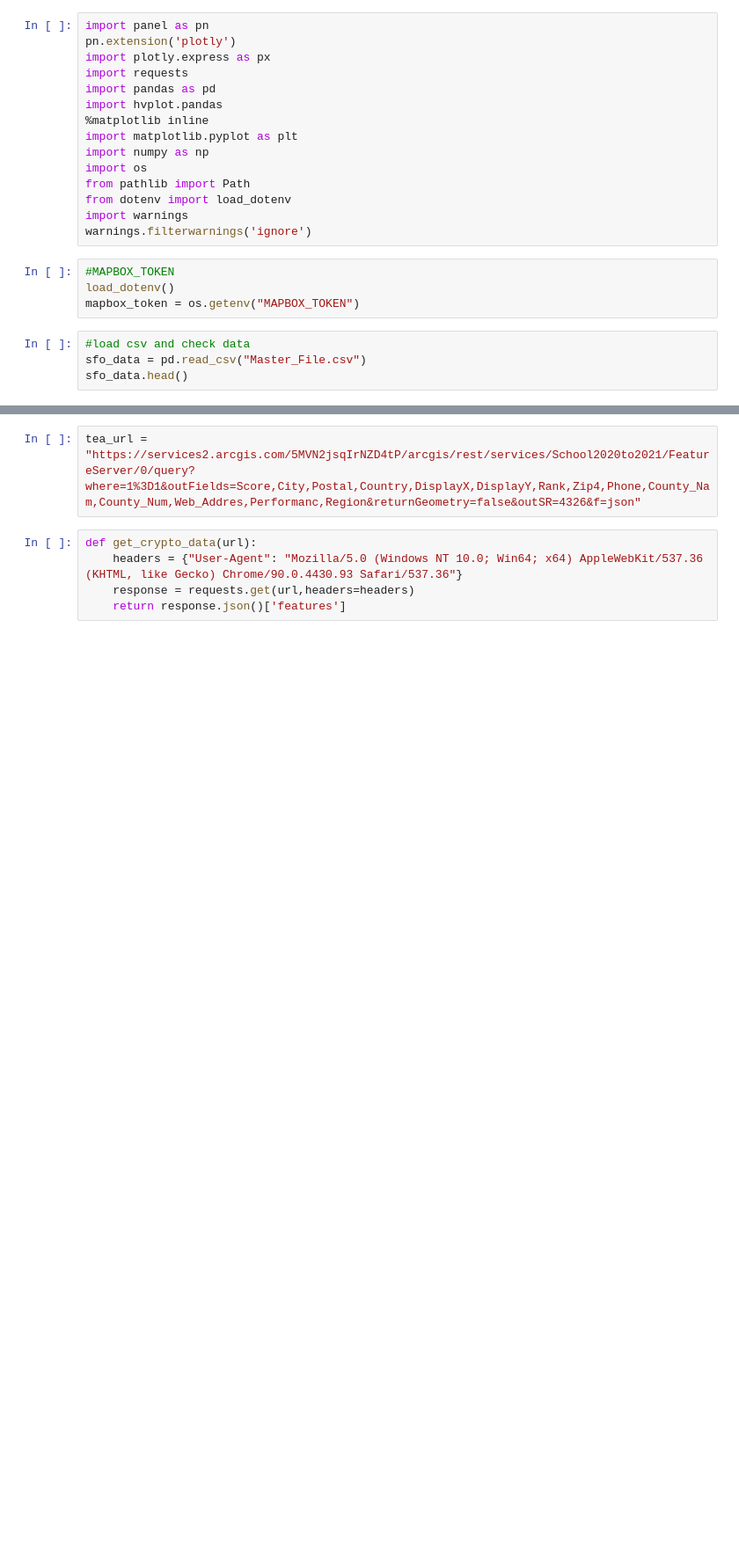
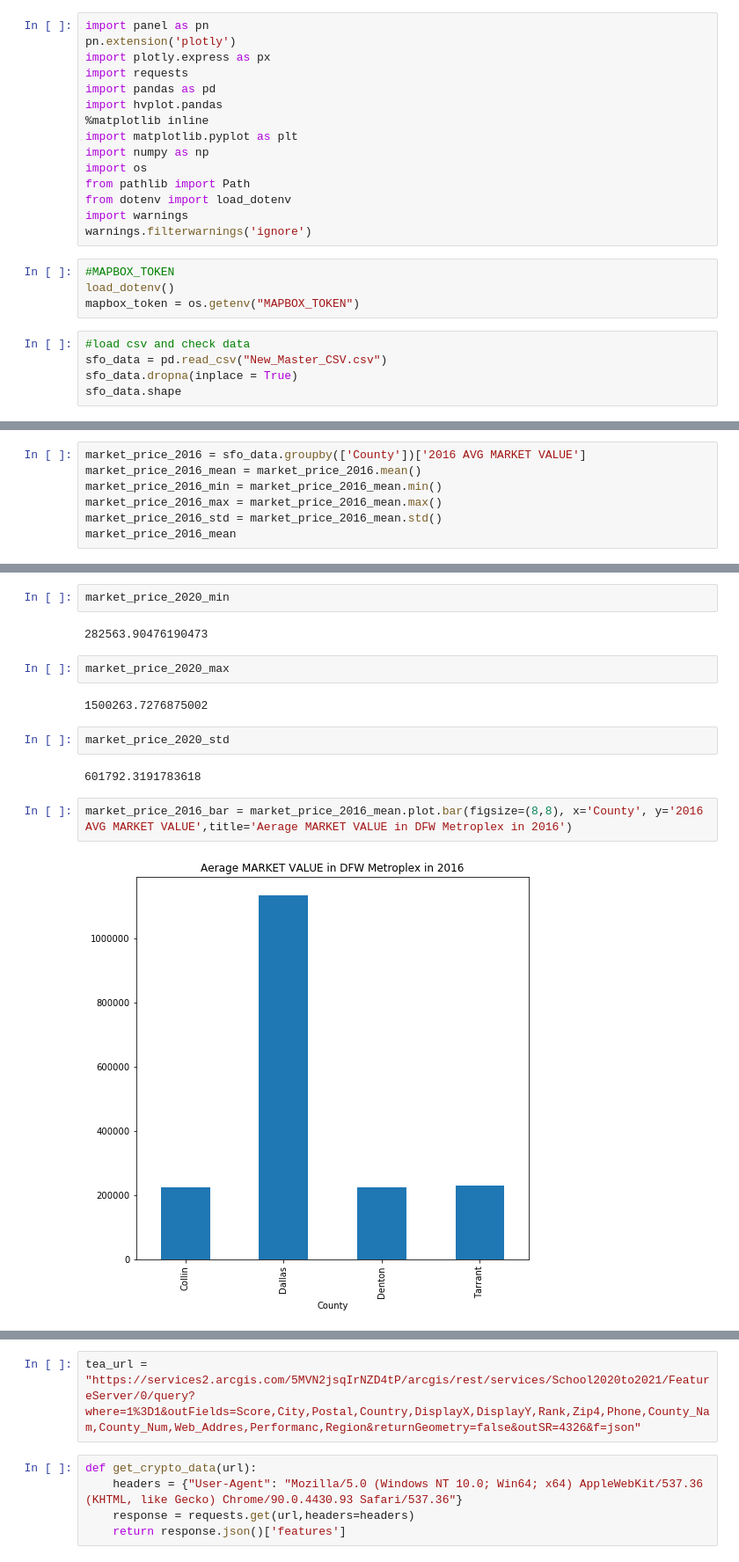
Before and after one commit to rimpi1612/DFW-Real-Estate-and-ISD-s, a Jupyter notebook: ISD_Base_House_Price_Analysis.ipynb, the cells around one changed output, grey strips where cells are left out. Shown at 88% size. Cells and saved outputs as stored; diff of their text form; blank space fills up the shorter version.

Commit message:
plot added in the file

```diff
--- a/ISD_Base_House_Price_Analysis.ipynb
+++ b/ISD_Base_House_Price_Analysis.ipynb
@@ -19,6 +19,7 @@ load_dotenv()
 mapbox_token = os.getenv("MAPBOX_TOKEN")
 # %%
 #load csv and check data
-sfo_data = pd.read_csv("Master_File.csv")
-sfo_data.head()
+sfo_data = pd.read_csv("New_Master_CSV.csv")
+sfo_data.dropna(inplace = True)
+sfo_data.shape
 # %% [output]
@@ -31,0 +82,7 @@ sfo_data.head()
+# %%
+market_price_2016 = sfo_data.groupby(['County'])['2016 AVG MARKET VALUE']
+market_price_2016_mean = market_price_2016.mean()
+market_price_2016_min = market_price_2016_mean.min()
+market_price_2016_max = market_price_2016_mean.max()
+market_price_2016_std = market_price_2016_mean.std()
+market_price_2016_mean
@@ -31,0 +200,16 @@ sfo_data.head()
+# %%
+market_price_2020_min
+# %% [output]
+282563.90476190473
+# %%
+market_price_2020_max
+# %% [output]
+1500263.7276875002
+# %%
+market_price_2020_std
+# %% [output]
+601792.3191783618
+# %%
+market_price_2016_bar = market_price_2016_mean.plot.bar(figsize=(8,8), x='County', y='2016 AVG MARKET VALUE',title='Aerage MARKET VALUE in DFW Metroplex in 2016')
+# %% [output]
+[figure, added]
```
Also changed, not shown: parts of 30 cells of this notebook.
